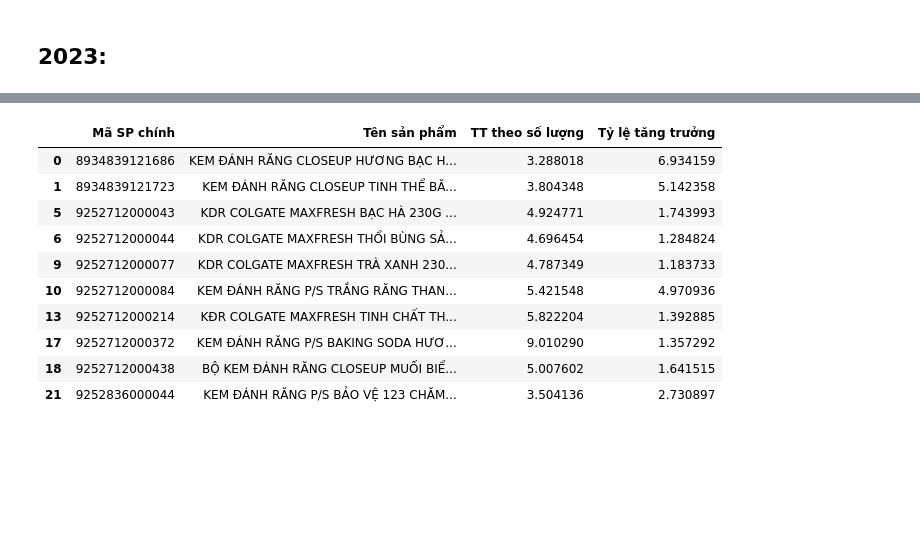
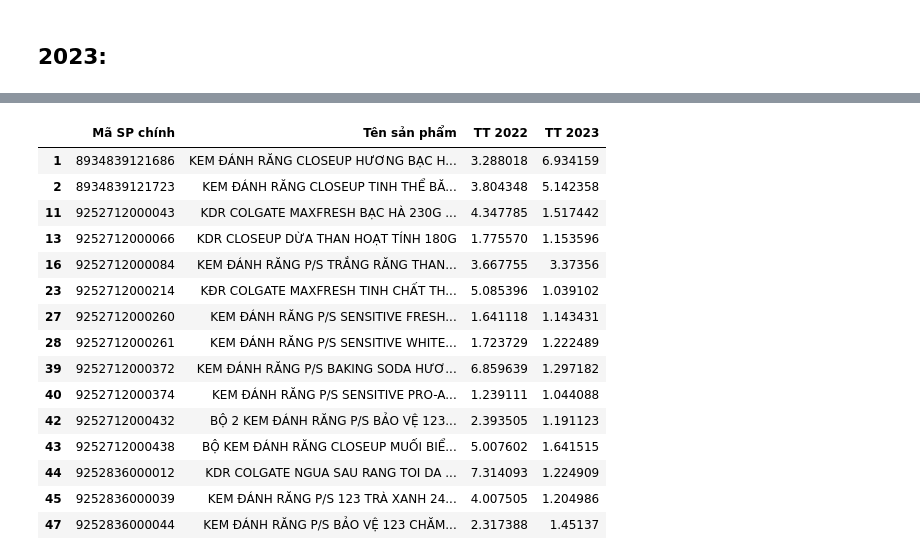
Before and after one commit to tuancaokaizen/dataproject, a Jupyter notebook: task5kdr.ipynb, the cells around one changed output, grey strips where cells are left out. Saved outputs shown, nothing was run; the diff lists cells and outputs as text; code cells hidden in the pictures; blank space fills up the shorter version.

```diff
--- a/task5kdr.ipynb
+++ b/task5kdr.ipynb
@@ -753,7 +751,7 @@ df_sku_2022_hq
 # %% [markdown]
 ## 2023:
 # %%
-df_sku_2023 = df1[['Mã SP chính', 'Tỷ lệ tăng trưởng']]
+df_sku_2023 = master_df1[['Mã SP chính', 'Tỷ lệ tăng trưởng']]
 df_sku_2023
 # %% [output]
 |  | Mã SP chính | Tỷ lệ tăng trưởng |
@@ -786,0 +791,3 @@ df_sku_2023
+# %%
+df_sku_2023_hq = df_sku_2023[df_sku_2023['Tỷ lệ tăng trưởng'] >= 1.0]
+df_sku_2023_hq
@@ -787,4 +811,6 @@ df_sku_2023
+# %%
+df_sku_2023_hq = df_sku_2023_hq.rename(columns={'Tỷ lệ tăng trưởng': 'TT 2023'})
 # %%
-df_hq = df_sku_2022.merge(df_sku_2023, how = 'left', on = 'Mã SP chính')
+df_hq = df_sku_2022_hq.merge(df_sku_2023_hq, how = 'left', on = 'Mã SP chính')
 df_hq
 # %% [output]
@@ -829,15 +855,20 @@ df_hq
 # %%
-df_kq = df_hq[df_hq['Tỷ lệ tăng trưởng'] != 'Not Available']
+df_kq = df_hq[df_hq['TT 2023'] != 'Not Available']
 df_kq
 # %% [output]
-|  | Mã SP chính | Tên sản phẩm | TT theo số lượng | Tỷ lệ tăng trưởng |
-| 0 | 8934839121686 | KEM ĐÁNH RĂNG CLOSEUP HƯƠNG BẠC H... | 3.288018 | 6.934159 |
-| 1 | 8934839121723 | KEM ĐÁNH RĂNG CLOSEUP TINH THỂ BĂ... | 3.804348 | 5.142358 |
-| 5 | 9252712000043 | KDR COLGATE MAXFRESH BẠC HÀ 230G ... | 4.924771 | 1.743993 |
-| 6 | 9252712000044 | KDR COLGATE MAXFRESH THỔI BÙNG SẢ... | 4.696454 | 1.284824 |
-| 9 | 9252712000077 | KDR COLGATE MAXFRESH TRÀ XANH 230... | 4.787349 | 1.183733 |
-| 10 | 9252712000084 | KEM ĐÁNH RĂNG P/S TRẮNG RĂNG THAN... | 5.421548 | 4.970936 |
-| 13 | 9252712000214 | KĐR COLGATE MAXFRESH TINH CHẤT TH... | 5.822204 | 1.392885 |
-| 17 | 9252712000372 | KEM ĐÁNH RĂNG P/S BAKING SODA HƯƠ... | 9.010290 | 1.357292 |
-| 18 | 9252712000438 | BỘ KEM ĐÁNH RĂNG CLOSEUP MUỐI BIỂ... | 5.007602 | 1.641515 |
-| 21 | 9252836000044 | KEM ĐÁNH RĂNG P/S BẢO VỆ 123 CHĂM... | 3.504136 | 2.730897 |
+|  | Mã SP chính | Tên sản phẩm | TT 2022 | TT 2023 |
+| 1 | 8934839121686 | KEM ĐÁNH RĂNG CLOSEUP HƯƠNG BẠC H... | 3.288018 | 6.934159 |
+| 2 | 8934839121723 | KEM ĐÁNH RĂNG CLOSEUP TINH THỂ BĂ... | 3.804348 | 5.142358 |
+| 11 | 9252712000043 | KDR COLGATE MAXFRESH BẠC HÀ 230G ... | 4.347785 | 1.517442 |
+| 13 | 9252712000066 | KDR CLOSEUP DỪA THAN HOẠT TÍNH 180G | 1.775570 | 1.153596 |
+| 16 | 9252712000084 | KEM ĐÁNH RĂNG P/S TRẮNG RĂNG THAN... | 3.667755 | 3.37356 |
+| 23 | 9252712000214 | KĐR COLGATE MAXFRESH TINH CHẤT TH... | 5.085396 | 1.039102 |
+| 27 | 9252712000260 | KEM ĐÁNH RĂNG P/S SENSITIVE FRESH... | 1.641118 | 1.143431 |
+| 28 | 9252712000261 | KEM ĐÁNH RĂNG P/S SENSITIVE WHITE... | 1.723729 | 1.222489 |
+| 39 | 9252712000372 | KEM ĐÁNH RĂNG P/S BAKING SODA HƯƠ... | 6.859639 | 1.297182 |
+| 40 | 9252712000374 | KEM ĐÁNH RĂNG P/S SENSITIVE PRO-A... | 1.239111 | 1.044088 |
+| 42 | 9252712000432 | BỘ 2 KEM ĐÁNH RĂNG P/S BẢO VỆ 123... | 2.393505 | 1.191123 |
+| 43 | 9252712000438 | BỘ KEM ĐÁNH RĂNG CLOSEUP MUỐI BIỂ... | 5.007602 | 1.641515 |
+| 44 | 9252836000012 | KDR COLGATE NGUA SAU RANG TOI DA ... | 7.314093 | 1.224909 |
+| 45 | 9252836000039 | KEM ĐÁNH RĂNG P/S 123 TRÀ XANH 24... | 4.007505 | 1.204986 |
+| 47 | 9252836000044 | KEM ĐÁNH RĂNG P/S BẢO VỆ 123 CHĂM... | 2.317388 | 1.45137 |
```
Also changed, not shown: parts of 9 cells of this notebook.
